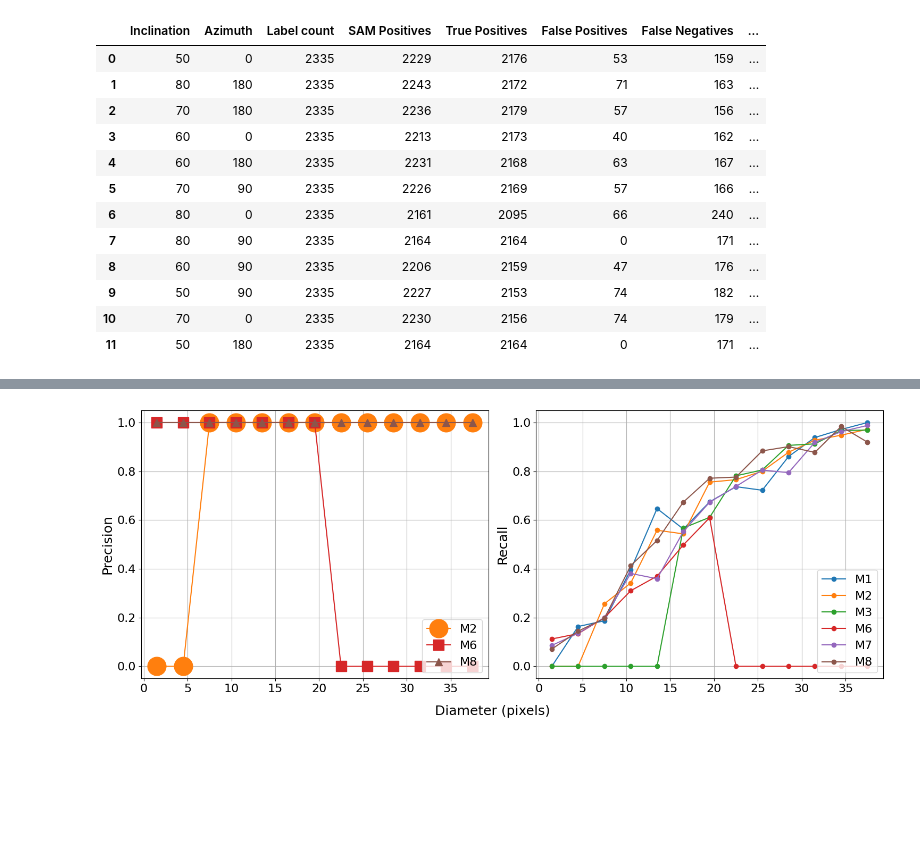
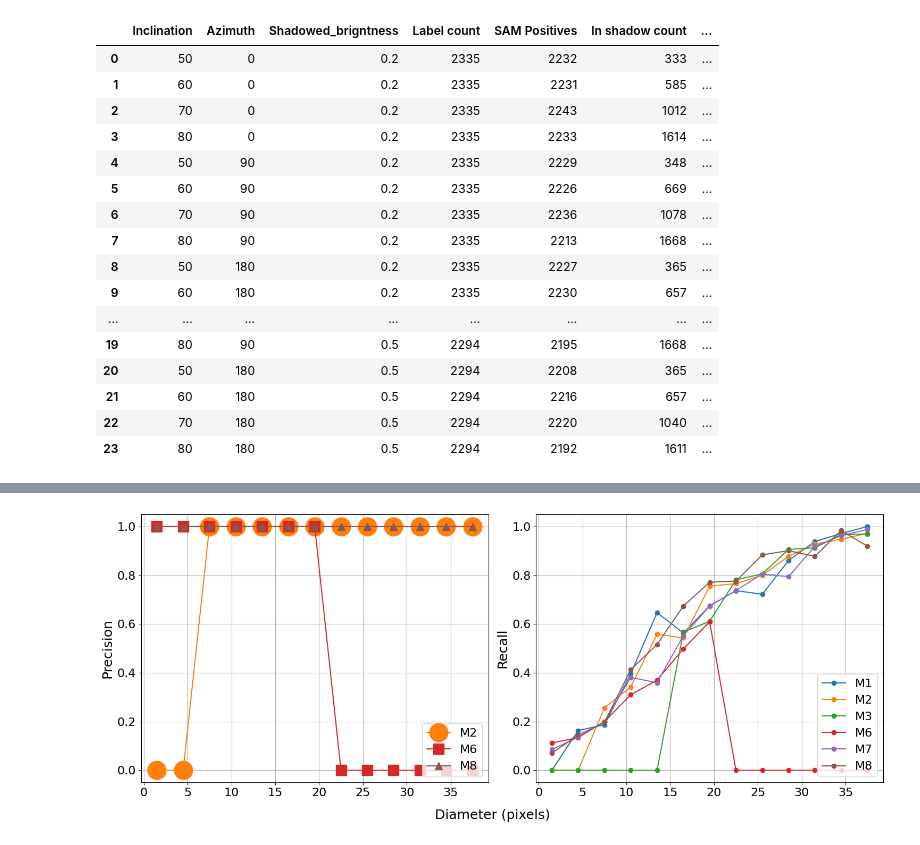
Before and after one commit to UP-RS-ESP/OrthoSAM, a Jupyter notebook: code/synthetic_testing/points_ac_ran_synth_shadow.ipynb, the cells around one changed output, grey strips where cells are left out. Cells and saved outputs as stored; diff of their text form; code cells hidden in the pictures; blank space fills up the shorter version.

Commit message:
preset para, shadow accuracy

```diff
--- a/code/synthetic_testing/points_ac_ran_synth_shadow.ipynb
+++ b/code/synthetic_testing/points_ac_ran_synth_shadow.ipynb
@@ -14,6 +14,9 @@ head='/DATA/vito/data/'
 def get_synth_ac(Ds, head):
     return [os.path.join(head+Ds, f) for f in os.listdir(head+Ds) if os.path.isfile(os.path.join(head+Ds, f))]
 s02 = get_synth_ac('ran_synth_12_1500_shadow2_0_2/ran_synth_12_1500_shadow2_0_2', head)
+s02.sort()
+s05 = get_synth_ac('ran_synth_12_1500_shadow2_0_5/ran_synth_12_1500_shadow2_0_5', head)
+s05.sort()
 # %%
 s02
 # %% [output]
@@ -229,6 +123,28 @@ def ks_DS(DS_pths, threshold=0):
     else:
         ks=[np.nan,np.nan]
     return ks
+# %%
+mask=np.load('/DATA/vito/data/ran_synth_12_1500_shadow2_0_2/msk.npy')
+ids, counts=np.unique(mask, return_counts=True)
+ids, counts = ids[1:], counts[1:]
+area = counts * (0.2 * 0.2)
+ids = ids[np.argsort(area)]
+area = np.sort(area)
+sdmsk = get_synth_ac('ran_synth_12_1500_shadow2_0_2/shd', head)
+sdmsk.sort()
+all_shadow_list=[]
+for i in range(len(s02)):
+    shd_mask=np.load(sdmsk[i])
+    shadowed_id,shadowed_area=np.unique(mask[shd_mask<1], return_counts=True)
+    shadowed_id, shadowed_area = shadowed_id[1:], shadowed_area[1:]
+    shadowed_area = shadowed_area * (0.2 * 0.2)
+    completely_in_shadow=np.zeros_like(ids)
+    for i in ids:
+        if i in shadowed_id:
+            if shadowed_area[shadowed_id==i]/area[ids==i]>0.9:
+                completely_in_shadow[ids==i]=1
+    all_shadow_list.append(completely_in_shadow)
+all_shadow_array = np.vstack(all_shadow_list)
 # %%
 data = []
 for syn in [s02]:
@@ -279,9 +195,9 @@ df
 data = []
 inclination=[50,60,70,80,50,60,70,80, 50,60,70,80]
 azimuth=[0,0,0,0,90,90,90,90, 180,180,180,180]
-for syn in [s02]:
-
-    for pth in syn:
+ss_L=[0.2,0.5]
+for ss,syn in enumerate([s02,s05]):
+    for i,pth in enumerate(syn):
         all_positives_T, TP_T, FP_T, FN_T, label_T = 0, 0, 0, 0, 0
         ran=np.load(pth, allow_pickle=True)
         ac_class, count = np.unique(ran.item().get('point based'), return_counts=True)
@@ -289,54 +205,61 @@ for syn in [s02]:
         FN_count = count[ac_class == 0][0] if 0 in ac_class else 0
         FP_count = ran.item().get('mask_count')-1-np.sum(count[ac_class>0])
         Label_count = ran.item().get('label_count')
+        shadowed_count = np.sum(all_shadow_array[i])
 
         TP_T += TP_count
         FN_T += FN_count
         FP_T += FP_count
         label_T += Label_count
         all_positives_T += ran.item().get('mask_count')-1
         ks_test=ks_DS(syn)
         ks_test_25=ks_DS(syn,20)
         ks_test_30=ks_DS(syn,30)
         precision = TP_T / (TP_T + FP_T) if (TP_T + FP_T) > 0 else 0
         recall = TP_T / (TP_T + FN_T) if (TP_T + FN_T) > 0 else 0
         F1 = 2 * precision * recall / (precision + recall) if (precision + recall) > 0 else 0
         data.append({
             #'Image': pth.split('/')[-1],
             'Inclination': inclination[int(pth[-6:-4])],
             'Azimuth': azimuth[int(pth[-6:-4])],
+            'Shadowed_brigntness': ss_L[ss],
             'Label count': label_T,
             'SAM Positives': all_positives_T,
+            'In shadow count': shadowed_count,
             'True Positives': TP_T,
             'False Positives': FP_T,
             'False Negatives': FN_T,
             'Precision': precision,
             'Recall': recall,
             'F1 Score': F1,
             'Ks statistic':np.round(ks_test[0],2),
-            'Ks p': np.round(ks_test[1],2),
-            'Ks statistic t25':np.round(ks_test_25[0],2),
-            'Ks p t25': np.round(ks_test_25[1],2),
-            'Ks statistic t30':np.round(ks_test_30[0],2),
-            'Ks p t30': np.round(ks_test_30[1],2)
+            'Ks p': np.round(ks_test[1],2)
+            #'Ks statistic t25':np.round(ks_test_25[0],2),
+            #'Ks p t25': np.round(ks_test_25[1],2),
+            #'Ks statistic t30':np.round(ks_test_30[0],2),
+            #'Ks p t30': np.round(ks_test_30[1],2)
         })
 
 df = pd.DataFrame(data)
 df
 # %% [output]
-|  | Inclination | Azimuth | Label count | SAM Positives | True Positives | False Positives | False Negatives | ... |
-| 0 | 50 | 0 | 2335 | 2229 | 2176 | 53 | 159 | ... |
-| 1 | 80 | 180 | 2335 | 2243 | 2172 | 71 | 163 | ... |
-| 2 | 70 | 180 | 2335 | 2236 | 2179 | 57 | 156 | ... |
-| 3 | 60 | 0 | 2335 | 2213 | 2173 | 40 | 162 | ... |
-| 4 | 60 | 180 | 2335 | 2231 | 2168 | 63 | 167 | ... |
-| 5 | 70 | 90 | 2335 | 2226 | 2169 | 57 | 166 | ... |
-| 6 | 80 | 0 | 2335 | 2161 | 2095 | 66 | 240 | ... |
-| 7 | 80 | 90 | 2335 | 2164 | 2164 | 0 | 171 | ... |
-| 8 | 60 | 90 | 2335 | 2206 | 2159 | 47 | 176 | ... |
-| 9 | 50 | 90 | 2335 | 2227 | 2153 | 74 | 182 | ... |
-| 10 | 70 | 0 | 2335 | 2230 | 2156 | 74 | 179 | ... |
-| 11 | 50 | 180 | 2335 | 2164 | 2164 | 0 | 171 | ... |
+|  | Inclination | Azimuth | Shadowed_brigntness | Label count | SAM Positives | In shadow count | ... |
+| 0 | 50 | 0 | 0.2 | 2335 | 2232 | 333 | ... |
+| 1 | 60 | 0 | 0.2 | 2335 | 2231 | 585 | ... |
+| 2 | 70 | 0 | 0.2 | 2335 | 2243 | 1012 | ... |
+| 3 | 80 | 0 | 0.2 | 2335 | 2233 | 1614 | ... |
+| 4 | 50 | 90 | 0.2 | 2335 | 2229 | 348 | ... |
+| 5 | 60 | 90 | 0.2 | 2335 | 2226 | 669 | ... |
+| 6 | 70 | 90 | 0.2 | 2335 | 2236 | 1078 | ... |
+| 7 | 80 | 90 | 0.2 | 2335 | 2213 | 1668 | ... |
+| 8 | 50 | 180 | 0.2 | 2335 | 2227 | 365 | ... |
+| 9 | 60 | 180 | 0.2 | 2335 | 2230 | 657 | ... |
+| ... | ... | ... | ... | ... | ... | ... | ... |
+| 19 | 80 | 90 | 0.5 | 2294 | 2195 | 1668 | ... |
+| 20 | 50 | 180 | 0.5 | 2294 | 2208 | 365 | ... |
+| 21 | 60 | 180 | 0.5 | 2294 | 2216 | 657 | ... |
+| 22 | 70 | 180 | 0.5 | 2294 | 2220 | 1040 | ... |
+| 23 | 80 | 180 | 0.5 | 2294 | 2192 | 1611 | ... |
 # %%
 df_styled = df.style.background_gradient().format(precision=2)
 df_styled
```
Also changed, not shown: parts of 29 cells of this notebook, 10 other files.
